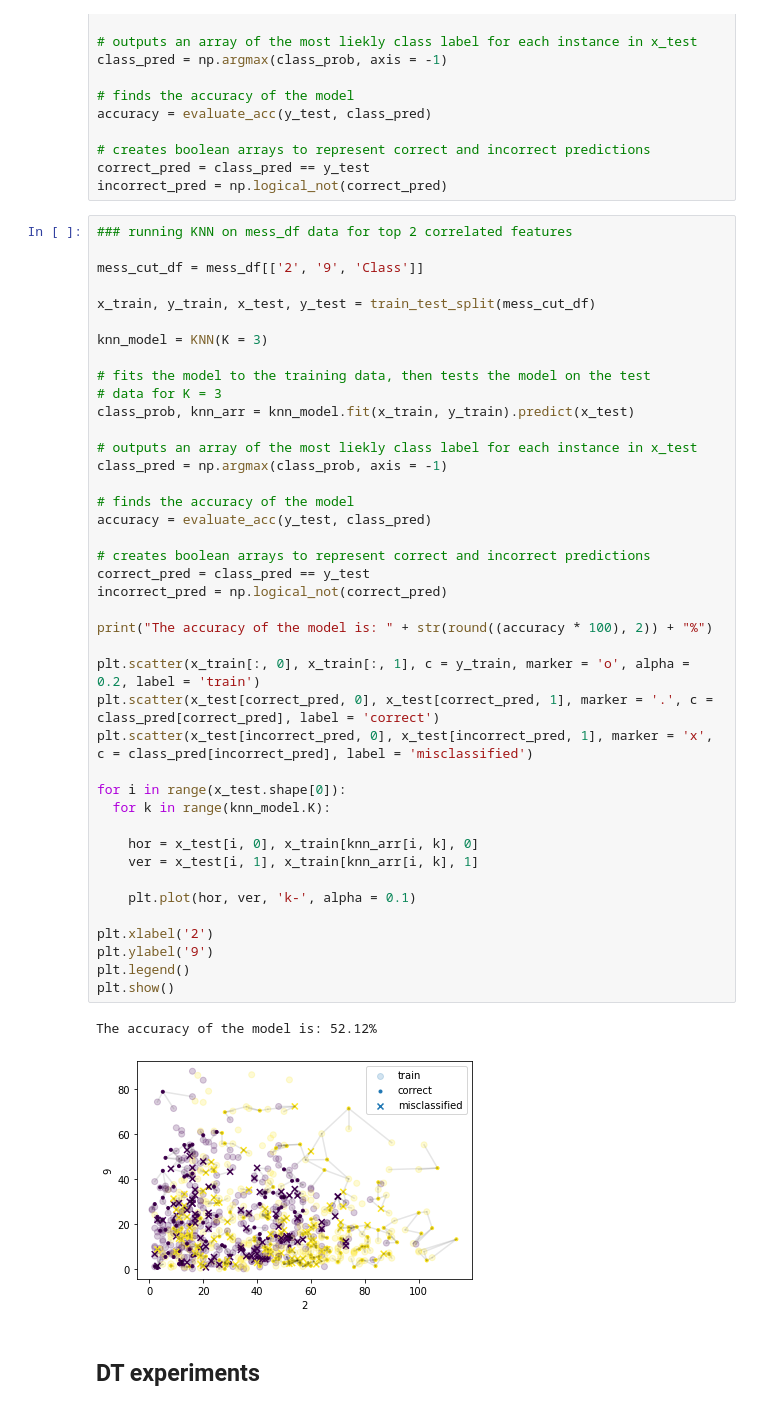
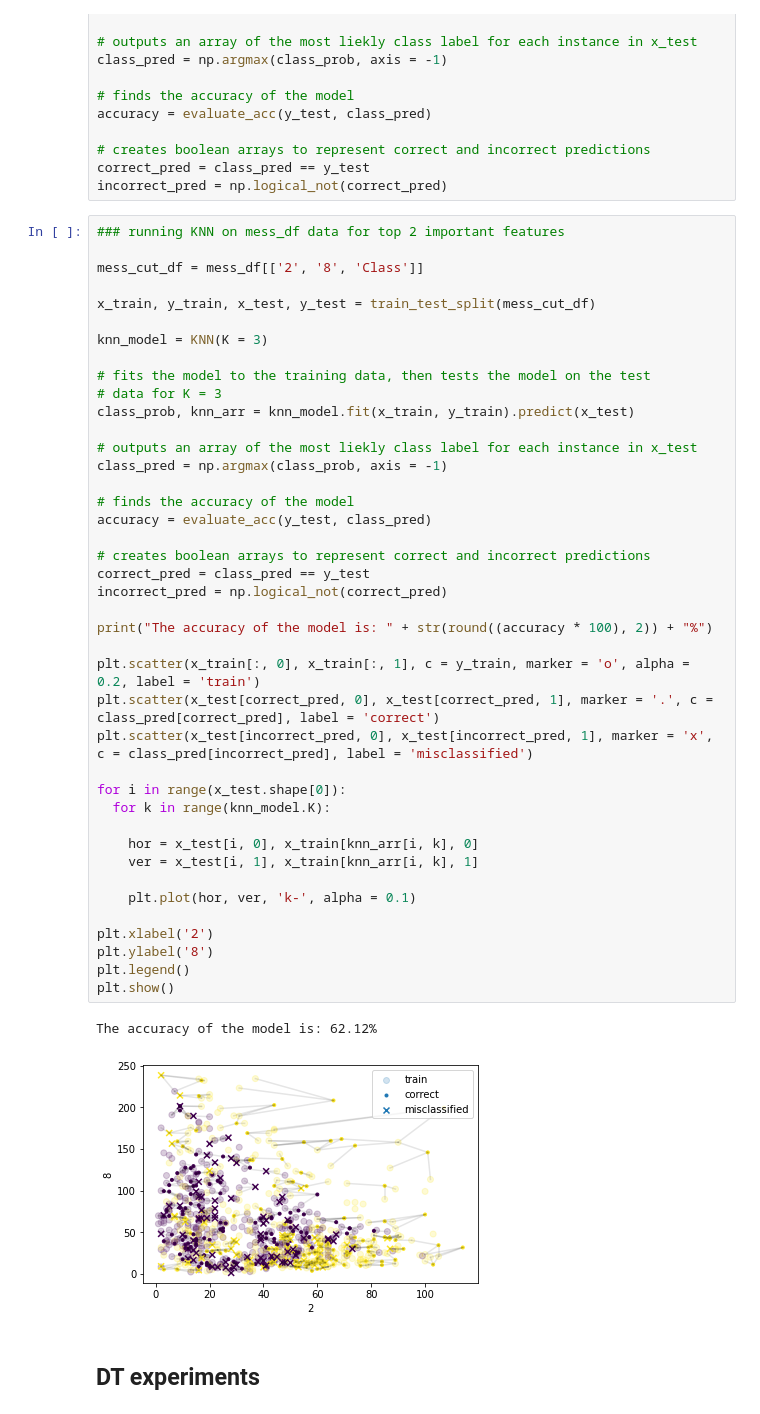
Before and after one commit to faithrts/ML-Intro, a Jupyter notebook: A1_Draft.ipynb, the cells around one changed output. Cells and saved outputs as stored; diff of their text form.

```diff
--- a/A1_Draft.ipynb
+++ b/A1_Draft.ipynb
@@ -841,9 +841,9 @@ accuracy = evaluate_acc(y_test, class_pred)
 correct_pred = class_pred == y_test
 incorrect_pred = np.logical_not(correct_pred)
 # %%
-### running KNN on mess_df data for top 2 correlated features
+### running KNN on mess_df data for top 2 important features
 
-mess_cut_df = mess_df[['2', '9', 'Class']]
+mess_cut_df = mess_df[['2', '8', 'Class']]
 
 x_train, y_train, x_test, y_test = train_test_split(mess_cut_df)
 
@@ -854,36 +854,36 @@ knn_model = KNN(K = 3)
 class_prob, knn_arr = knn_model.fit(x_train, y_train).predict(x_test)
 
 # outputs an array of the most liekly class label for each instance in x_test
 class_pred = np.argmax(class_prob, axis = -1)
 
 # finds the accuracy of the model
 accuracy = evaluate_acc(y_test, class_pred)
 
 # creates boolean arrays to represent correct and incorrect predictions
 correct_pred = class_pred == y_test
 incorrect_pred = np.logical_not(correct_pred)
 
 print("The accuracy of the model is: " + str(round((accuracy * 100), 2)) + "%")
 
 plt.scatter(x_train[:, 0], x_train[:, 1], c = y_train, marker = 'o', alpha = 0.2, label = 'train')
 plt.scatter(x_test[correct_pred, 0], x_test[correct_pred, 1], marker = '.', c = class_pred[correct_pred], label = 'correct')
 plt.scatter(x_test[incorrect_pred, 0], x_test[incorrect_pred, 1], marker = 'x', c = class_pred[incorrect_pred], label = 'misclassified')
 
 for i in range(x_test.shape[0]):
   for k in range(knn_model.K):
 
     hor = x_test[i, 0], x_train[knn_arr[i, k], 0]
     ver = x_test[i, 1], x_train[knn_arr[i, k], 1]
 
     plt.plot(hor, ver, 'k-', alpha = 0.1)
 
 plt.xlabel('2')
-plt.ylabel('9')
+plt.ylabel('8')
 plt.legend()
 plt.show()
 # %% [output]
-The accuracy of the model is: 52.12%
+The accuracy of the model is: 62.12%
-[figure, old version]
+[figure, new version]
 # %% [markdown]
 ## DT experiments
 # %%
```
Also changed, not shown: parts of 4 cells of this notebook.
